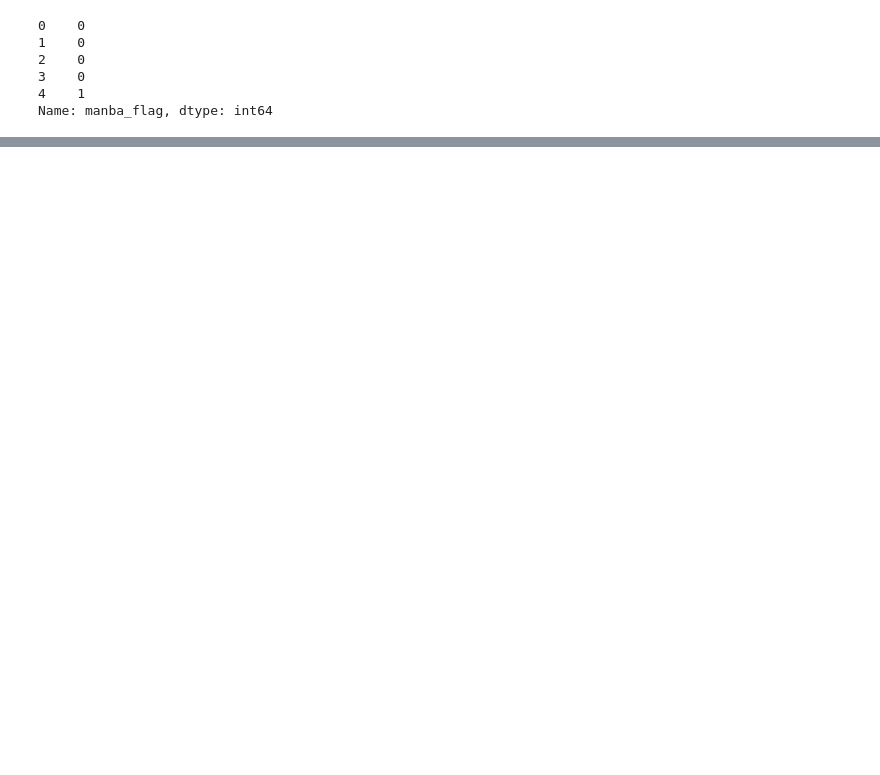
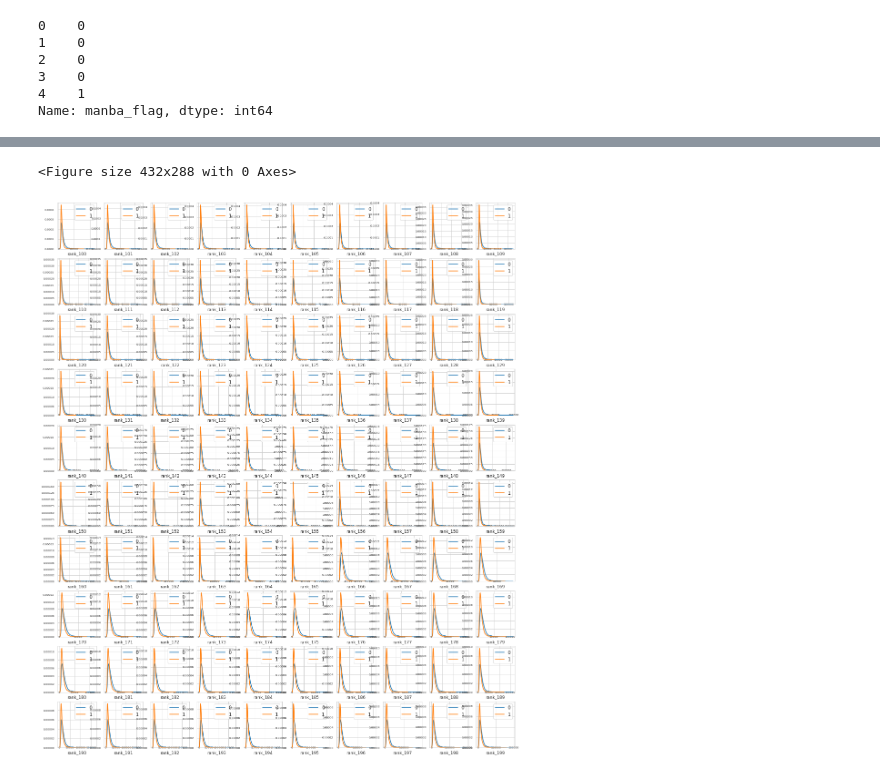
Before and after one commit to HirokiNarita/keiba_prediction, a Jupyter notebook: manba_prediction.ipynb, the cells around one changed output, grey strips where cells are left out. Cells and saved outputs as stored; diff of their text form; code cells hidden in the pictures; blank space fills up the shorter version.

```diff
--- a/manba_prediction.ipynb
+++ b/manba_prediction.ipynb
@@ -91,0 +373,8 @@ pd.plotting.scatter_matrix(X_train)
+# %%
+t0 = train.loc[train['manba_flag'] == 0]
+t1 = train.loc[train['manba_flag'] == 1]
+features = train.columns.values[100:200]
+plot_feature_distribution(t0, t1, '0', '1', features)
+# %% [output]
+<Figure size 432x288 with 0 Axes>
+[figure, added]
```
Also changed, not shown: parts of 41 cells of this notebook, 2 other files.
